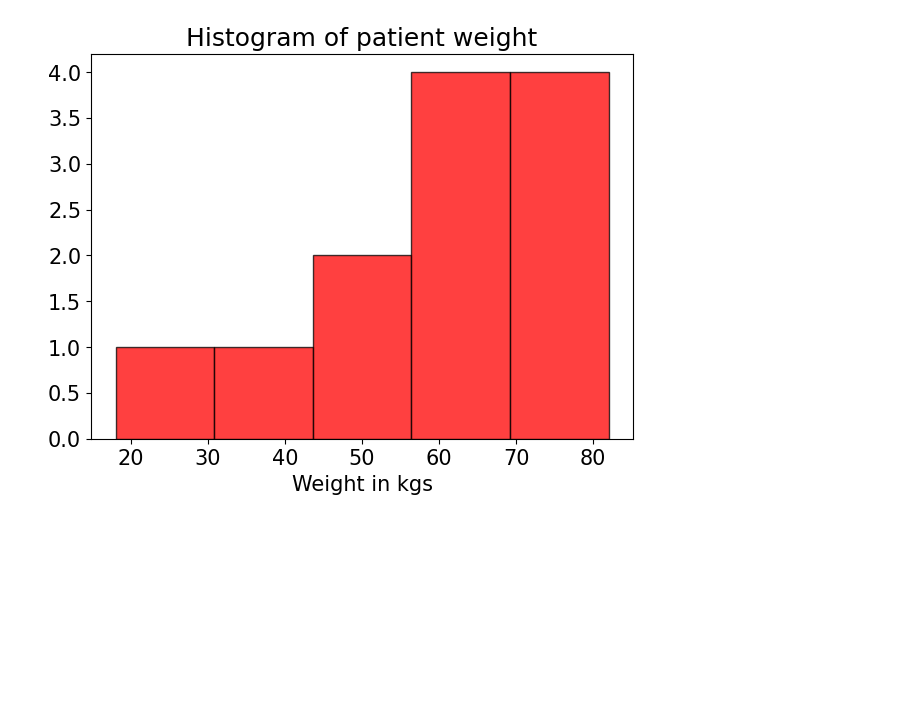
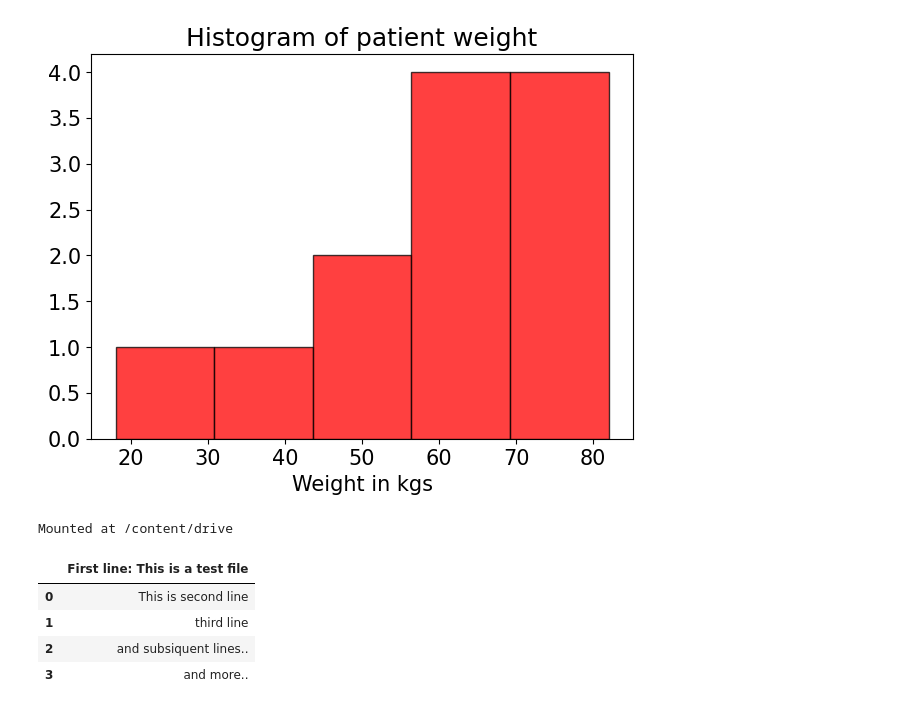
Before and after one commit to raju3034/AIML_BATCH_46, a Jupyter notebook: lab1.ipynb, the cells around one changed output. Drawn from its saved outputs; the diff is of its cells as text; code cells hidden in the pictures; blank space fills up the shorter version.

```diff
--- a/lab1.ipynb
+++ b/lab1.ipynb
@@ -100,0 +104,14 @@ plt.show()
+# %%
+from google.colab import drive
+drive.mount('/content/drive')
+# %% [output]
+Mounted at /content/drive
+# %%
+df1 = pd.read_table("/content/drive/MyDrive/pp.txt")
+df1.head()
+# %% [output]
+|  | First line: This is a test file |
+| 0 | This is second line |
+| 1 | third line |
+| 2 | and subsiquent lines.. |
+| 3 | and more.. |
```
Also changed, not shown: parts of 3 cells of this notebook.
